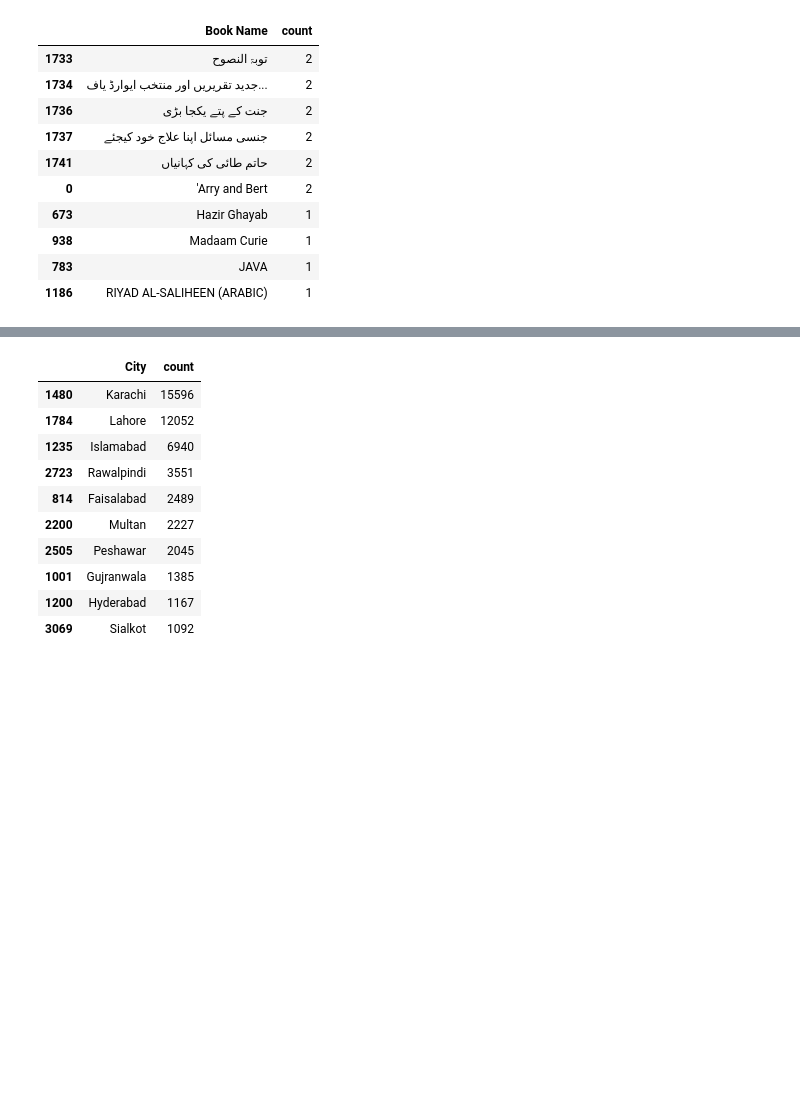
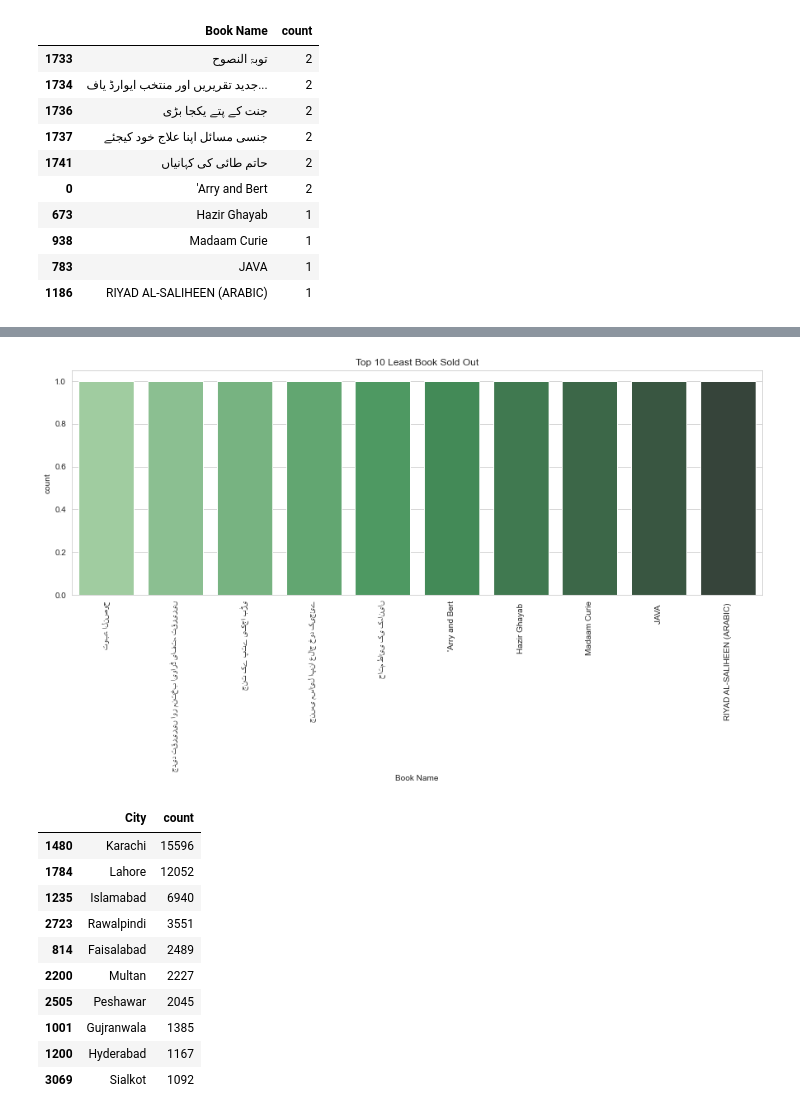
Before and after one commit to Hassansajjad4it/Gufhtugu_Publications_Dataset_EDA, a Jupyter notebook: SourceCode.ipynb, the cells around one changed output, grey strips where cells are left out. Saved outputs shown, nothing was run; the diff lists cells and outputs as text; code cells hidden in the pictures; blank space fills up the shorter version.

```diff
--- a/SourceCode.ipynb
+++ b/SourceCode.ipynb
@@ -303,3 +312,11 @@ plt.show()
+# %%
+plt.figure(figsize=(15,5))
+graph=sns.countplot(x='Book Name',data=Least_10_books,palette="Greens_d")
+graph.set_title('Top 10 Least Book Sold Out')
+plt.xticks(rotation=90)
+plt.show()
+# %% [output]
+[figure, added]
 # %%
 Top_10_city=Table.groupby("City")["Order Number"].agg(["count"]).reset_index().sort_values(by="count",ascending=False).head(10)
 Top_10_city
```
Also changed, not shown: parts of 16 cells of this notebook.
